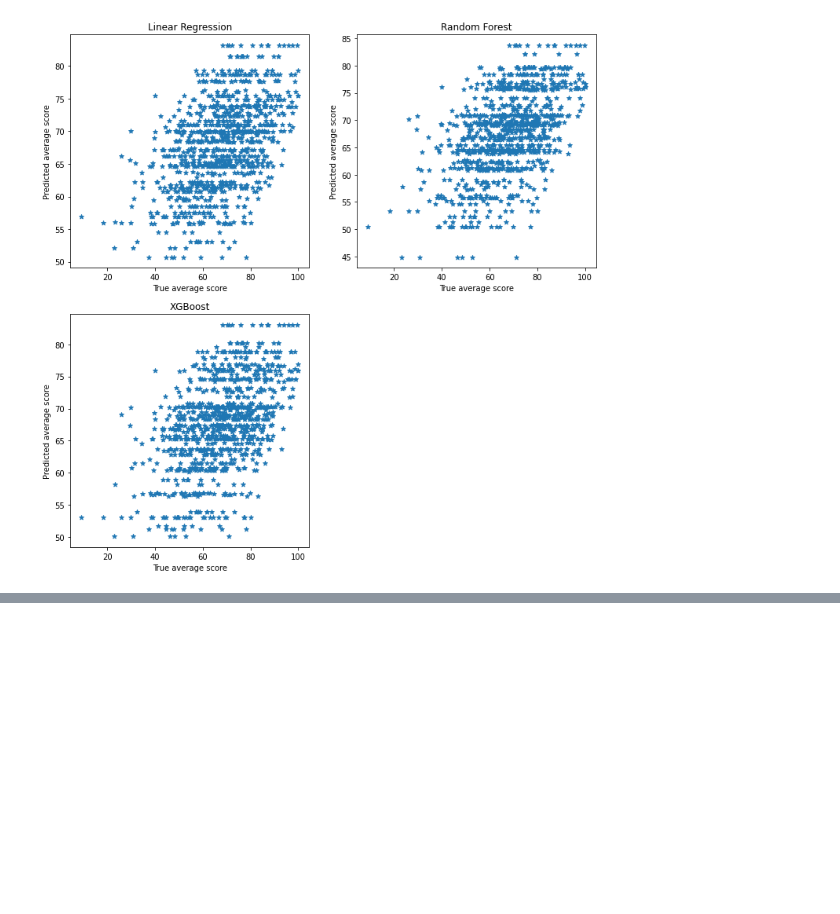
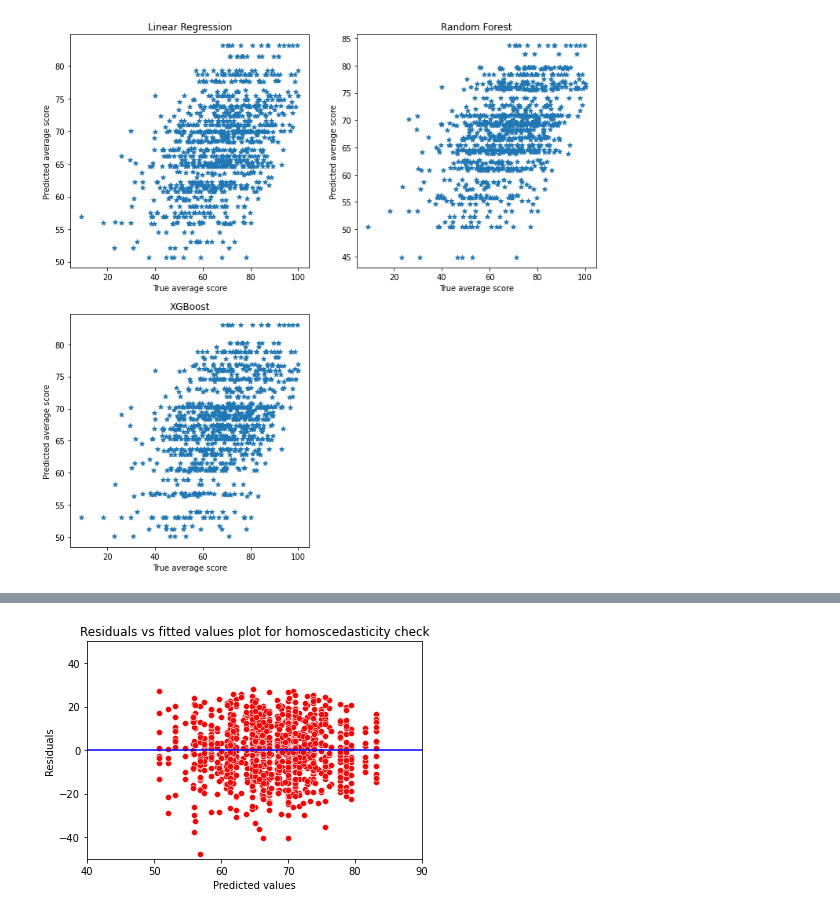
Before and after one commit to souadg/CAS-ADS-Project2, a Jupyter notebook: M2_Project_Elias_Souad_v2_.ipynb, the cells around one changed output, grey strips where cells are left out. Drawn from its saved outputs; the diff is of its cells as text; code cells hidden in the pictures; blank space fills up the shorter version.

```diff
--- a/M2_Project_Elias_Souad_v2_.ipynb
+++ b/M2_Project_Elias_Souad_v2_.ipynb
@@ -597,0 +614,7 @@ plt.show()
+# %%
+# Calculate residuals
+y_pred = model_linreg.predict(df_predictors_encoded)
+y = average_score
+residuals = y - y_pred
+mean_residuals = np.mean(residuals)
+print("Mean of Residuals {m:.2e}".format(m = mean_residuals))
@@ -597,0 +630,10 @@ plt.show()
+# %%
+p = sns.scatterplot(y_pred, residuals, color = 'red')
+plt.xlabel('Predicted values')
+plt.ylabel('Residuals')
+plt.ylim(-50,50)
+plt.xlim(40,90)
+p = sns.lineplot([40,90], [0,0], color='blue')
+p = plt.title('Residuals vs fitted values plot for homoscedasticity check')
+# %% [output]
+[figure, added]
```
Also changed, not shown: parts of 12 cells of this notebook.
